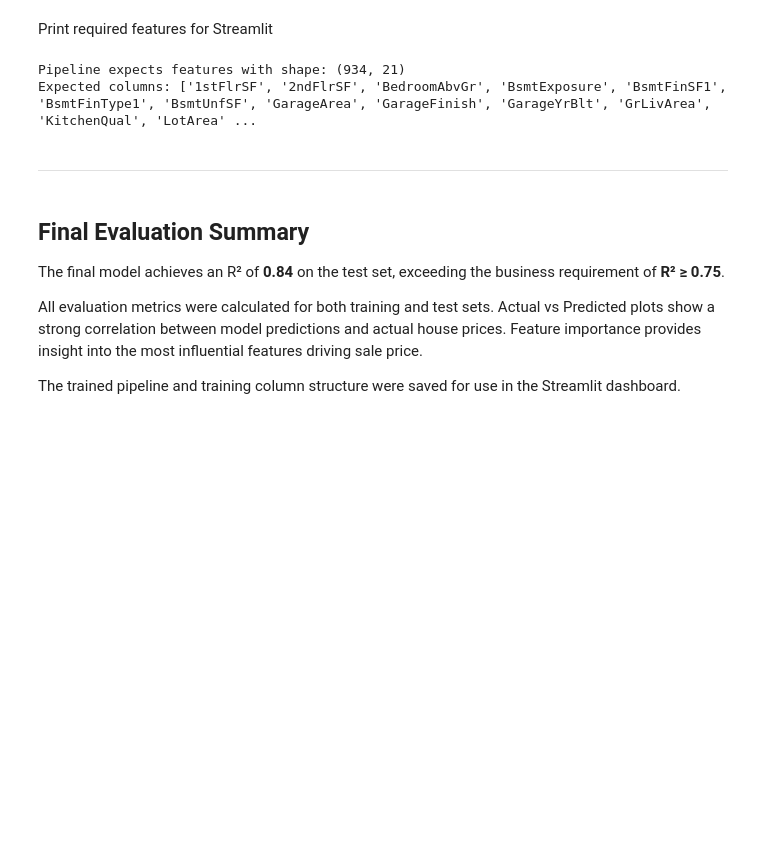
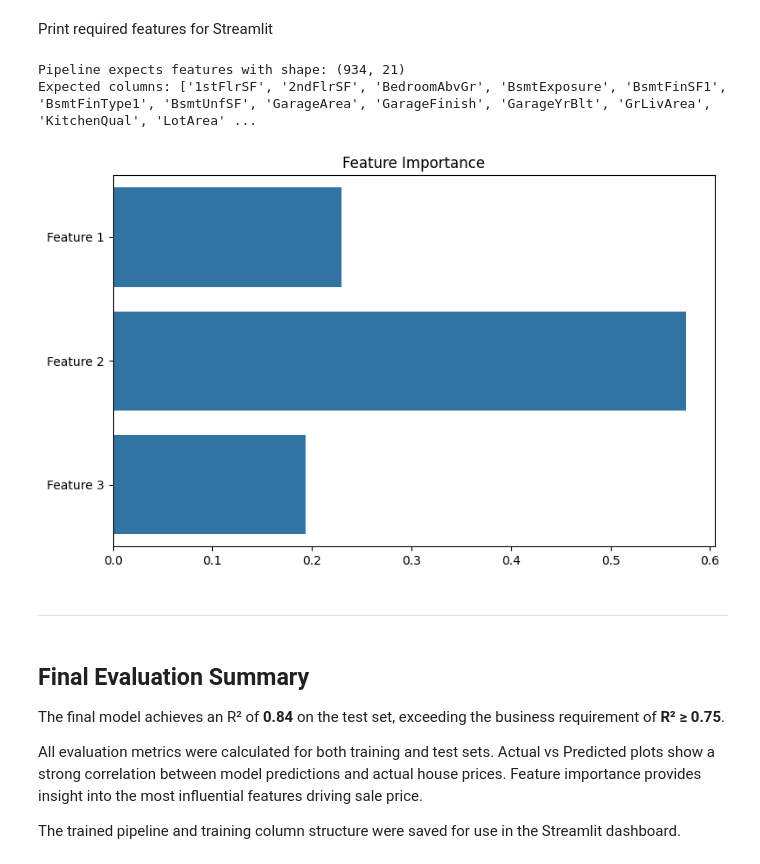
Before and after one commit to justynath/heritage-house-price-predictor, a Jupyter notebook: jupyter_notebooks/05 - Modeling and Evaluation.ipynb, the cells around one changed output. Cells and saved outputs as stored; diff of their text form; code cells hidden in the pictures; blank space fills up the shorter version.

```diff
--- a/jupyter_notebooks/05 - Modeling and Evaluation.ipynb
+++ b/jupyter_notebooks/05 - Modeling and Evaluation.ipynb
@@ -447,6 +462,29 @@ print("Expected columns:", X_train.columns.tolist())
 # %% [output]
 Pipeline expects features with shape: (934, 21)
 Expected columns: ['1stFlrSF', '2ndFlrSF', 'BedroomAbvGr', 'BsmtExposure', 'BsmtFinSF1', 'BsmtFinType1', 'BsmtUnfSF', 'GarageArea', 'GarageFinish', 'GarageYrBlt', 'GrLivArea', 'KitchenQual', 'LotArea' ...
+# %%
+# Extract model from pipeline and plot feature importance
+import matplotlib.pyplot as plt
+import seaborn as sns
+
+# Extract the regressor model
+model_only = final_pipeline.named_steps['regressor']
+
+# Get importances from the trained model
+importances = model_only.feature_importances_
+
+# Since we can't recover feature names at this point, we use placeholder names
+selected_features = [f"Feature {i+1}" for i in range(len(importances))]
+
+# Plot
+plt.figure(figsize=(8, 5))
+sns.barplot(x=importances, y=selected_features)
+plt.title("Feature Importance")
+plt.tight_layout()
+plt.savefig("outputs/ml_pipeline/predict_price/v1/feature_importance.png")
+plt.show()
+# %% [output]
+[figure, added]
 # %% [markdown]
 ---
 # %% [markdown]
```
Also changed, not shown: parts of 2 cells of this notebook, 13 other files.
